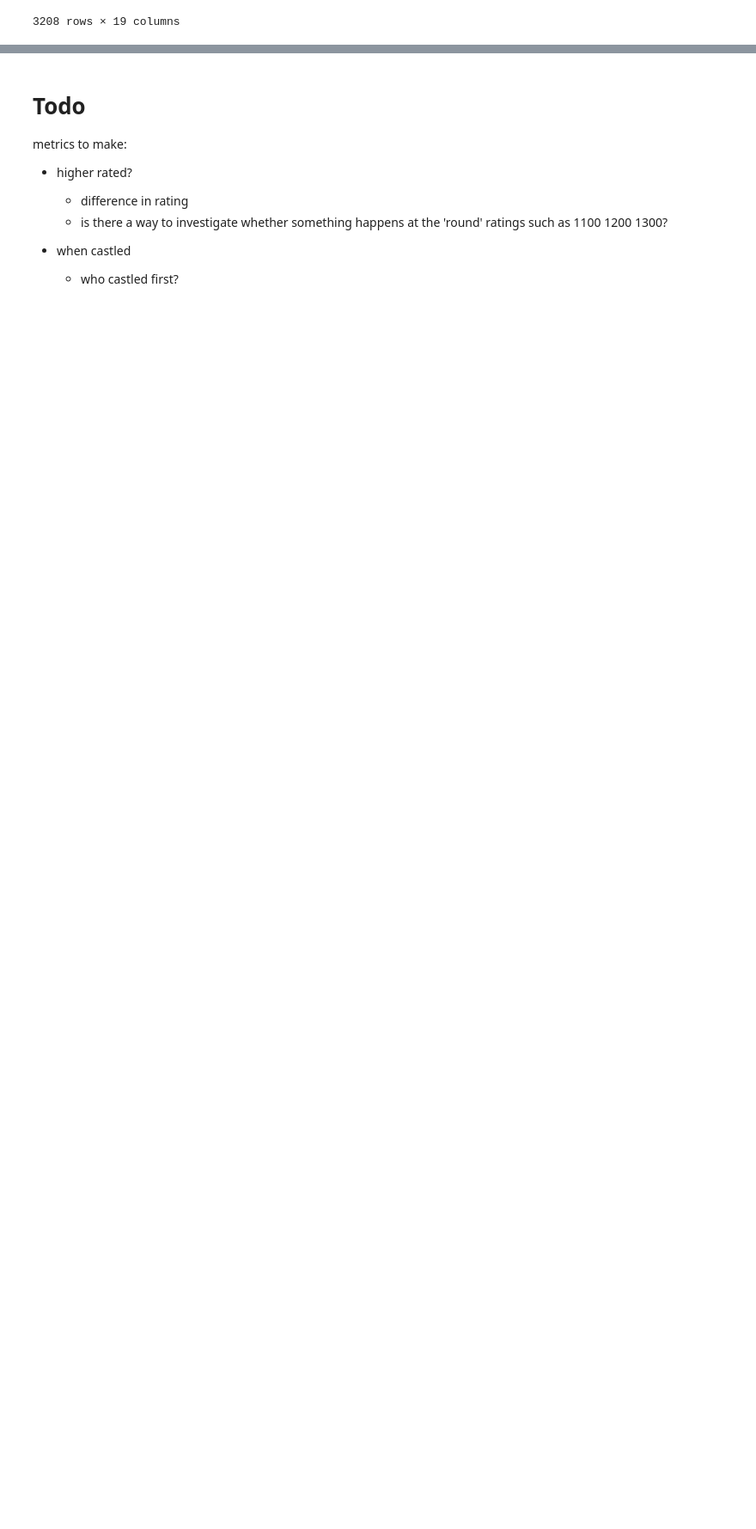
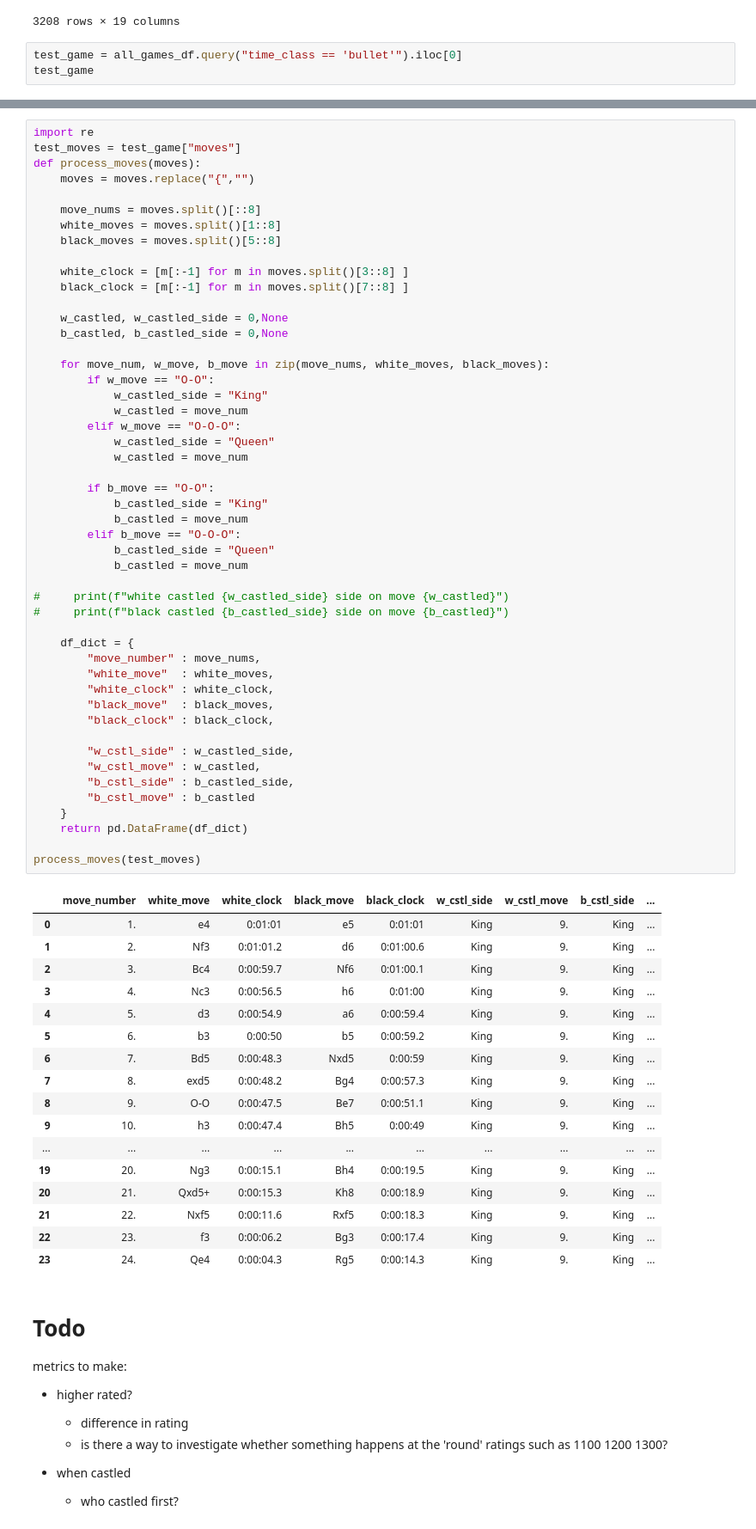
Before and after one commit to JammyNinja/Chess_analysis, a Jupyter notebook: EDA2_explore.ipynb, the cells around one changed output, grey strips where cells are left out. Shown: that part at 86% size. Saved outputs shown, nothing was run; the diff lists cells and outputs as text; blank space fills up the shorter version.

Commit message:
drilled into one game and extracting when/where players castle

```diff
--- a/EDA2_explore.ipynb
+++ b/EDA2_explore.ipynb
@@ -35,3 +35,6 @@ all_games_df
 | 3206 | 2024-05-31 | 2024-05-31 13:49:35 | 2024-05-31 13:51:50 | bullet | 60 | True | chess | https://www.chess.com/game/live/1... | 1. e4 {[%clk 0:01:00] 1... d5 {[%... | ... |
 | 3207 | 2024-05-31 | 2024-05-31 13:52:26 | 2024-05-31 13:53:00 | bullet | 60 | True | chess | https://www.chess.com/game/live/1... | 1. e4 {[%clk 0:01:00] 1... g6 {[%... | ... |
 3208 rows × 19 columns
+# %%
+test_game = all_games_df.query("time_class == 'bullet'").iloc[0]
+test_game
@@ -38,3 +66,70 @@ all_games_df
+# %%
+import re
+test_moves = test_game["moves"]
+def process_moves(moves):
+    moves = moves.replace("{","")
+
+    move_nums = moves.split()[::8]
+    white_moves = moves.split()[1::8]
+    black_moves = moves.split()[5::8]
+
+    white_clock = [m[:-1] for m in moves.split()[3::8] ]
+    black_clock = [m[:-1] for m in moves.split()[7::8] ]
+
+    w_castled, w_castled_side = 0,None
+    b_castled, b_castled_side = 0,None
+
+    for move_num, w_move, b_move in zip(move_nums, white_moves, black_moves):
+        if w_move == "O-O":
+            w_castled_side = "King"
+            w_castled = move_num
+        elif w_move == "O-O-O":
+            w_castled_side = "Queen"
+            w_castled = move_num
+
+        if b_move == "O-O":
+            b_castled_side = "King"
+            b_castled = move_num
+        elif b_move == "O-O-O":
+            b_castled_side = "Queen"
+            b_castled = move_num
+
+#     print(f"white castled {w_castled_side} side on move {w_castled}")
+#     print(f"black castled {b_castled_side} side on move {b_castled}")
+
+    df_dict = {
+        "move_number" : move_nums,
+        "white_move"  : white_moves,
+        "white_clock" : white_clock,
+        "black_move"  : black_moves,
+        "black_clock" : black_clock,
+
+        "w_cstl_side" : w_castled_side,
+        "w_cstl_move" : w_castled,
+        "b_cstl_side" : b_castled_side,
+        "b_cstl_move" : b_castled
+    }
+    return pd.DataFrame(df_dict)
+
+process_moves(test_moves)
+# %% [output]
+|  | move_number | white_move | white_clock | black_move | black_clock | w_cstl_side | w_cstl_move | b_cstl_side | ... |
+| 0 | 1. | e4 | 0:01:01 | e5 | 0:01:01 | King | 9. | King | ... |
+| 1 | 2. | Nf3 | 0:01:01.2 | d6 | 0:01:00.6 | King | 9. | King | ... |
+| 2 | 3. | Bc4 | 0:00:59.7 | Nf6 | 0:01:00.1 | King | 9. | King | ... |
+| 3 | 4. | Nc3 | 0:00:56.5 | h6 | 0:01:00 | King | 9. | King | ... |
+| 4 | 5. | d3 | 0:00:54.9 | a6 | 0:00:59.4 | King | 9. | King | ... |
+| 5 | 6. | b3 | 0:00:50 | b5 | 0:00:59.2 | King | 9. | King | ... |
+| 6 | 7. | Bd5 | 0:00:48.3 | Nxd5 | 0:00:59 | King | 9. | King | ... |
+| 7 | 8. | exd5 | 0:00:48.2 | Bg4 | 0:00:57.3 | King | 9. | King | ... |
+| 8 | 9. | O-O | 0:00:47.5 | Be7 | 0:00:51.1 | King | 9. | King | ... |
+| 9 | 10. | h3 | 0:00:47.4 | Bh5 | 0:00:49 | King | 9. | King | ... |
+| ... | ... | ... | ... | ... | ... | ... | ... | ... | ... |
+| 19 | 20. | Ng3 | 0:00:15.1 | Bh4 | 0:00:19.5 | King | 9. | King | ... |
+| 20 | 21. | Qxd5+ | 0:00:15.3 | Kh8 | 0:00:18.9 | King | 9. | King | ... |
+| 21 | 22. | Nxf5 | 0:00:11.6 | Rxf5 | 0:00:18.3 | King | 9. | King | ... |
+| 22 | 23. | f3 | 0:00:06.2 | Bg3 | 0:00:17.4 | King | 9. | King | ... |
+| 23 | 24. | Qe4 | 0:00:04.3 | Rg5 | 0:00:14.3 | King | 9. | King | ... |
 # %% [markdown]
 # Todo
 
```
Also changed, not shown: parts of 2 cells of this notebook.
